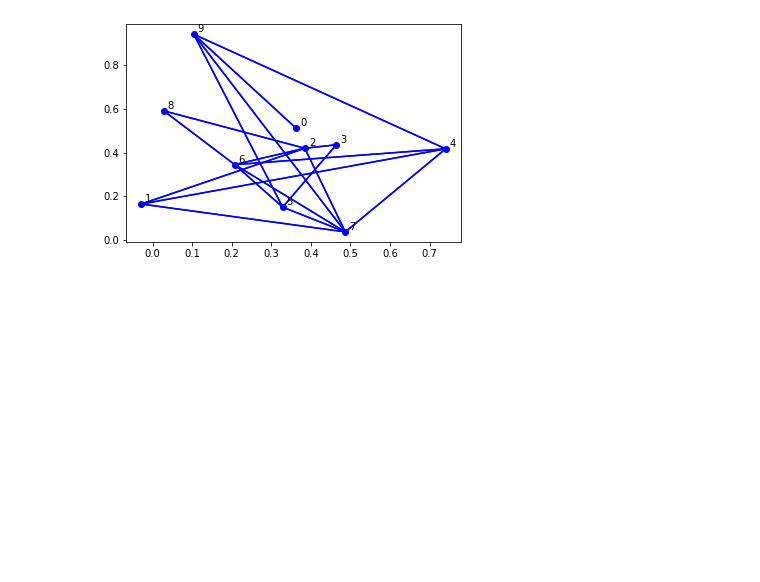
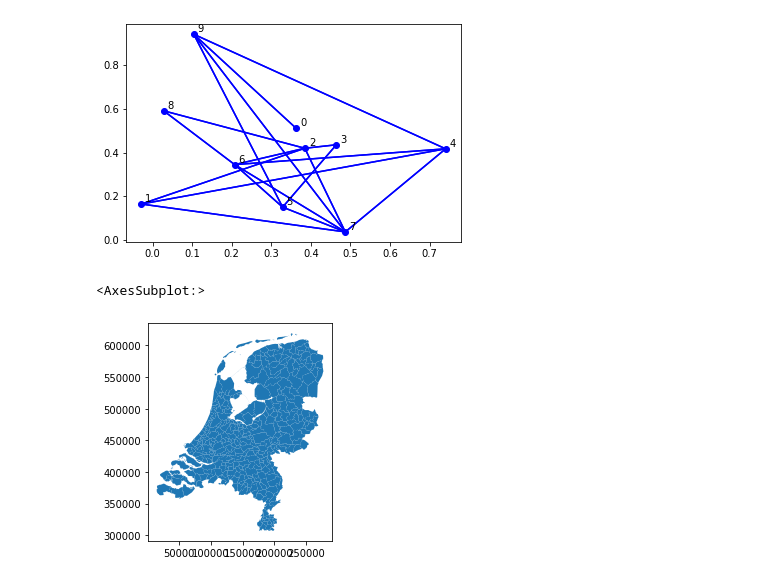
Before and after one commit to chclam/PrettyGD, a Jupyter notebook: graph_drawing_playground.ipynb, the cells around one changed output. Saved outputs shown, nothing was run; the diff lists cells and outputs as text; code cells hidden in the pictures; blank space fills up the shorter version.

```diff
--- a/graph_drawing_playground.ipynb
+++ b/graph_drawing_playground.ipynb
@@ -164,3 +164,16 @@ draw(W, adj_V)
 # %% [output]
 [figure]
 [figure]
+# %%
+import pandas as pd
+import geopandas as gpd
+import cbsodata
+
+# Haal de kaart met gemeentegrenzen op van PDOK
+geodata_url = 'https://geodata.nationaalgeoregister.nl/cbsgebiedsindelingen/wfs?request=GetFeature&service=WFS&version=2.0.0&typeName=cbs_gemeente_2017_gegeneraliseerd&outputFormat=json'
+gemeentegrenzen = gpd.read_file(geodata_url)
+# %%
+gemeentegrenzen.plot()
+# %% [output]
+<AxesSubplot:>
+[figure, added]
```
Also changed, not shown: parts of 1 cell of this notebook.
